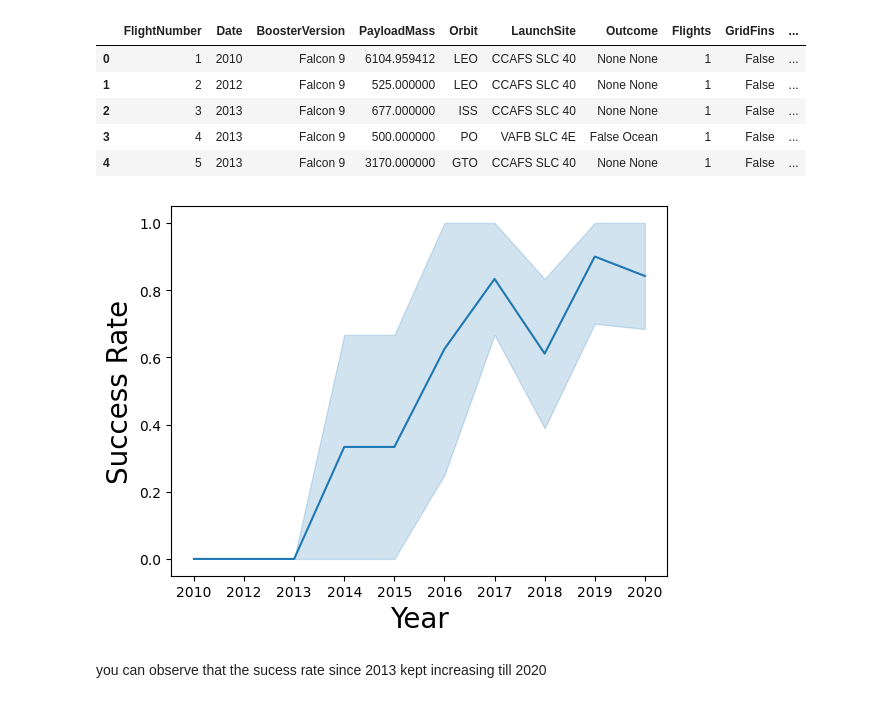
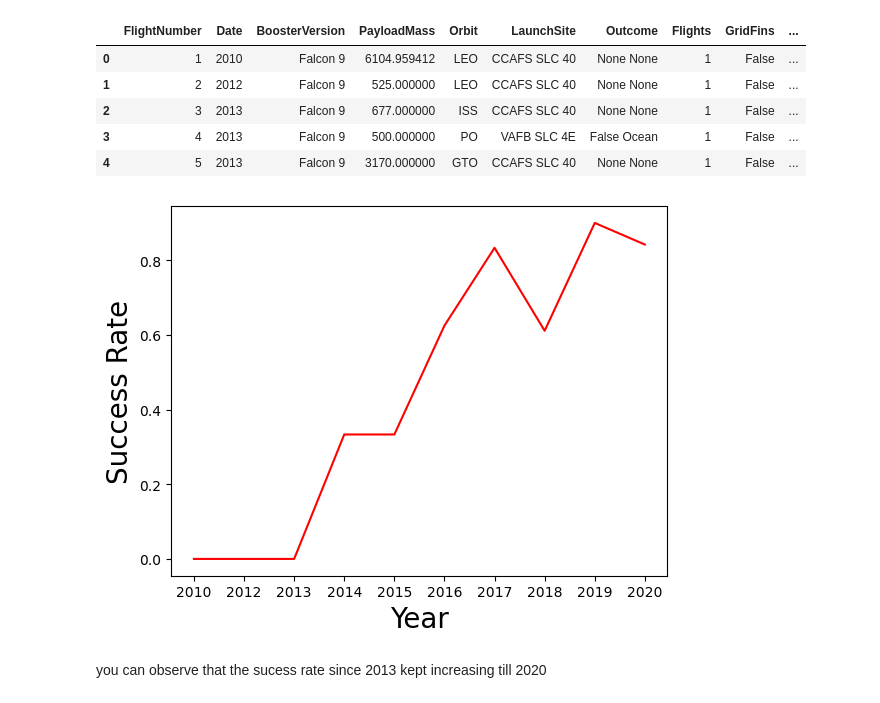
Before and after one commit to jontymarshall/IBMDataScienceCapstoneProject, a Jupyter notebook: Capstone_EDA_with_Visualisation.ipynb, the cells around one changed output. Cells and saved outputs as stored; diff of their text form; code cells hidden in the pictures.

```diff
--- a/Capstone_EDA_with_Visualisation.ipynb
+++ b/Capstone_EDA_with_Visualisation.ipynb
@@ -192,12 +192,12 @@ df.head()
 | 4 | 5 | 2013 | Falcon 9 | 3170.000000 | GTO | CCAFS SLC 40 | None None | 1 | False | ... |
 # %%
 # Plot a line chart with x axis to be the extracted year and y axis to be the success rate
-sns.lineplot(data=df,x='Date',y='Class')
+sns.lineplot(data=df,x='Date',y='Class',errorbar=None,color='red')
 plt.xlabel("Year",fontsize=20)
 plt.ylabel("Success Rate",fontsize=20)
 plt.show()
 # %% [output]
-[figure, old version]
+[figure, new version]
 # %% [markdown]
 you can observe that the sucess rate since 2013 kept increasing till 2020
 # %% [markdown]
```
Also changed, not shown: parts of 8 cells of this notebook.
